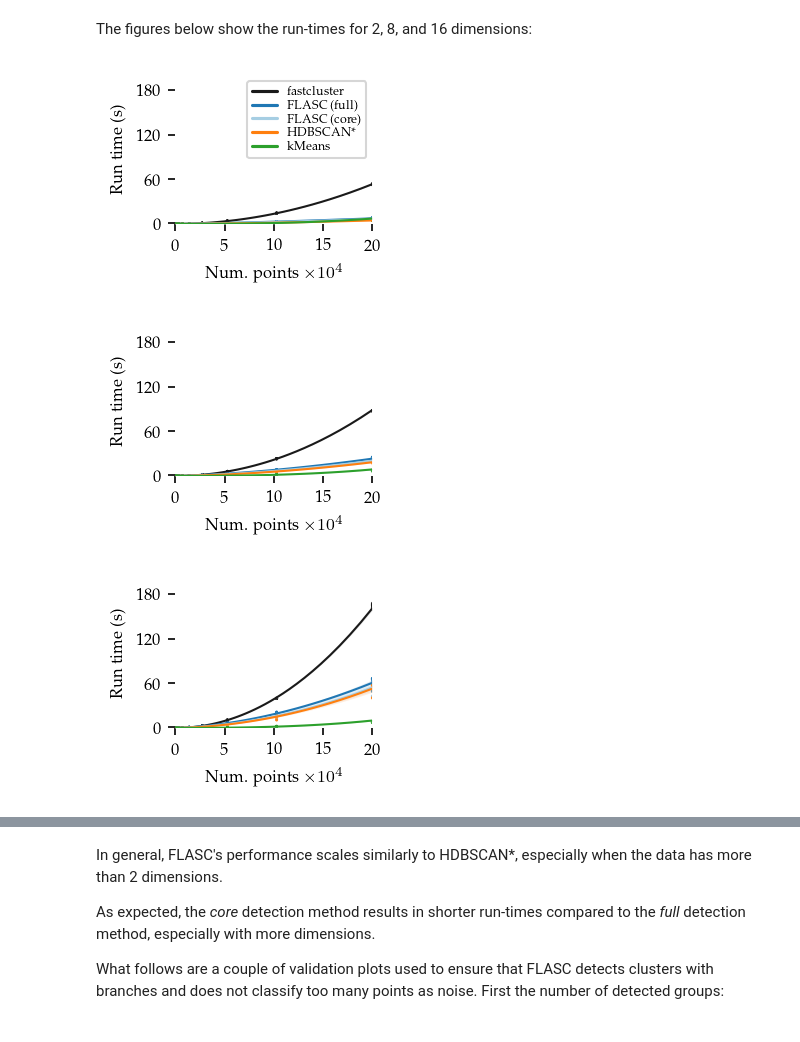
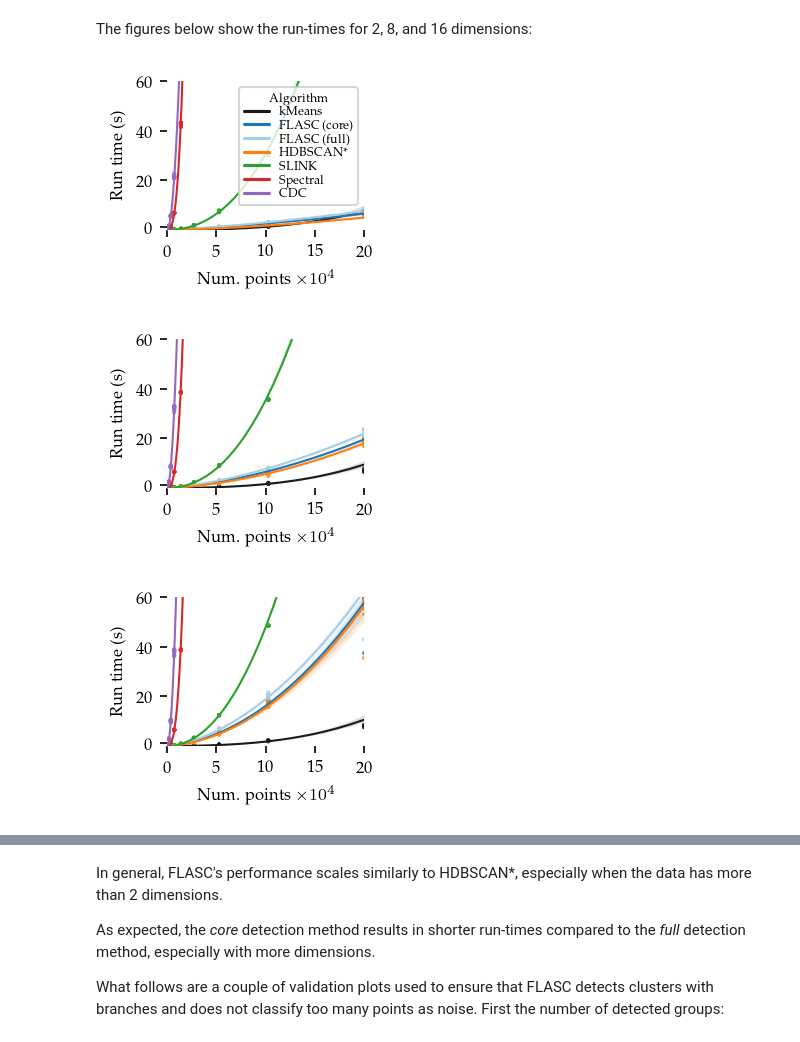
Before and after one commit to vda-lab/pyflasc, a Jupyter notebook: notebooks/Comparison_computational_cost.ipynb, the cells around one changed output, grey strips where cells are left out. Drawn from its saved outputs; the diff is of its cells as text; code cells hidden in the pictures.

```diff
--- a/notebooks/Comparison_computational_cost.ipynb
+++ b/notebooks/Comparison_computational_cost.ipynb
@@ -287,4 +269,13 @@ melt.algorithm = melt.algorithm.replace(
 # %%
+alg_names = {
+    "hdbscan": "HDBSCAN*",
+    "flasc (full)": "FLASC (full)",
+    "flasc (core)": "FLASC (core)",
+    "kmeans": "kMeans",
+    "slink": "SLINK",
+    "cdc": "CDC",
+    "spectral": "Spectral",
+}
 display_names = {
     "columns": {
         "num_dims": "Num. dimensions",
@@ -298,18 +289,22 @@ display_names = {
         "algorithm": "Algorithm",
     }
 }
+sweep['algorithm'] = sweep['algorithm'].replace(alg_names)
+melt['algorithm'] = melt['algorithm'].replace(alg_names)
 # %% [markdown]
 The figures below show the run-times for 2, 8, and 16 dimensions:
 # %%
 from functools import partial
 
 nu_dims = len(num_dims)
-ylim = [200, 200, 200]  # [15, 40, 80]
-ticks = [[60, 120, 180] for _ in range(3)]  # [[0, 5, 10, 15], [0, 20, 40], [0, 40, 80]]
-palette = ["k", "C0", "#a6cee3", "C1", "C2"]
-algorithms = ["fastcluster", "FLASC (full)", "FLASC (core)", "HDBSCAN*", "kMeans"]
+ylim = [60, 60, 60]
+ticks = [[20, 40, 60] for _ in range(3)]
+palette = ["k", "C0", "#a6cee3", "C1", "C2", "C3", "C4"]
+algorithms = ["kMeans", "FLASC (core)", "FLASC (full)", "HDBSCAN*", "SLINK", "Spectral", "CDC"]
 for i, nd in enumerate(num_dims):
     sized_fig(1 / nu_dims, aspect=0.8)
+    plt.ylim([-4, np.log10(ylim[i])])
+    plt.xlim([2, np.log10(melt.num_points.max())])
     for j, alg in enumerate(algorithms):
         vals = melt.query(f'num_dims == {nd} & algorithm == "{alg}"').rename(
             **display_names
@@ -319,38 +314,38 @@ for i, nd in enumerate(num_dims):
             y=np.log10(vals["Run time (s)"]),
             units=vals["repeats"],
             order=2,
             ci=95,
-            scatter_kws=dict(linewidths=0, edgecolor="none", s=2, facecolor=palette[j]),
+            scatter_kws=dict(linewidths=0, edgecolor="none", s=4, facecolor=palette[j]),
             line_kws=dict(linewidth=1, color=palette[j]),
+            truncate=False,
         )
     if i == 0:
         adjust_legend_subtitles(
             plt.legend(
+                title="Algorithm",
                 handles=[
                     Line2D([], [], color=palette[j], label=k)
                     for j, k in enumerate(algorithms)
                 ],
                 labelspacing=0.1,
             ),
         )
 
-    plt.ylim([-4, np.log10(ylim[i])])
     plt.gca().set_yscale("function", functions=(partial(np.power, 10.0), np.log10))
     plt.gca().set_yticks([0] + [i for i in np.log10(ticks[i])])
-    plt.gca().set_yticklabels(["0", "60", "120", "180"])
+    plt.gca().set_yticklabels(["0", "20", "40", "60"])
 
-    plt.xlim([2, np.log10(melt.num_points.max())])
     plt.gca().set_xscale("function", functions=(partial(np.power, 10.0), np.log10))
     x_ticks = np.asarray([50000, 100000, 150000, 200000])
     plt.gca().set_xticks([0] + [i for i in np.log10(x_ticks)])
     plt.gca().set_xticklabels(["0", "5", "10", "15", "20"])
     plt.xlabel(f"Num. points $\\times 10^4$")
 
     plt.subplots_adjust(0.24, 0.27, 0.96, 0.95, 0, 0)
     plt.savefig(f"./images/run_times_{nd:d}_dims.pdf", pad_inches=0)
     plt.show()
 # %% [output]
-[figure, old version]
+[figure, new version]
-[figure, old version]
+[figure, new version]
-[figure, old version]
+[figure, new version]
 # %%
```
Also changed, not shown: parts of 14 cells of this notebook, 42 other files.
